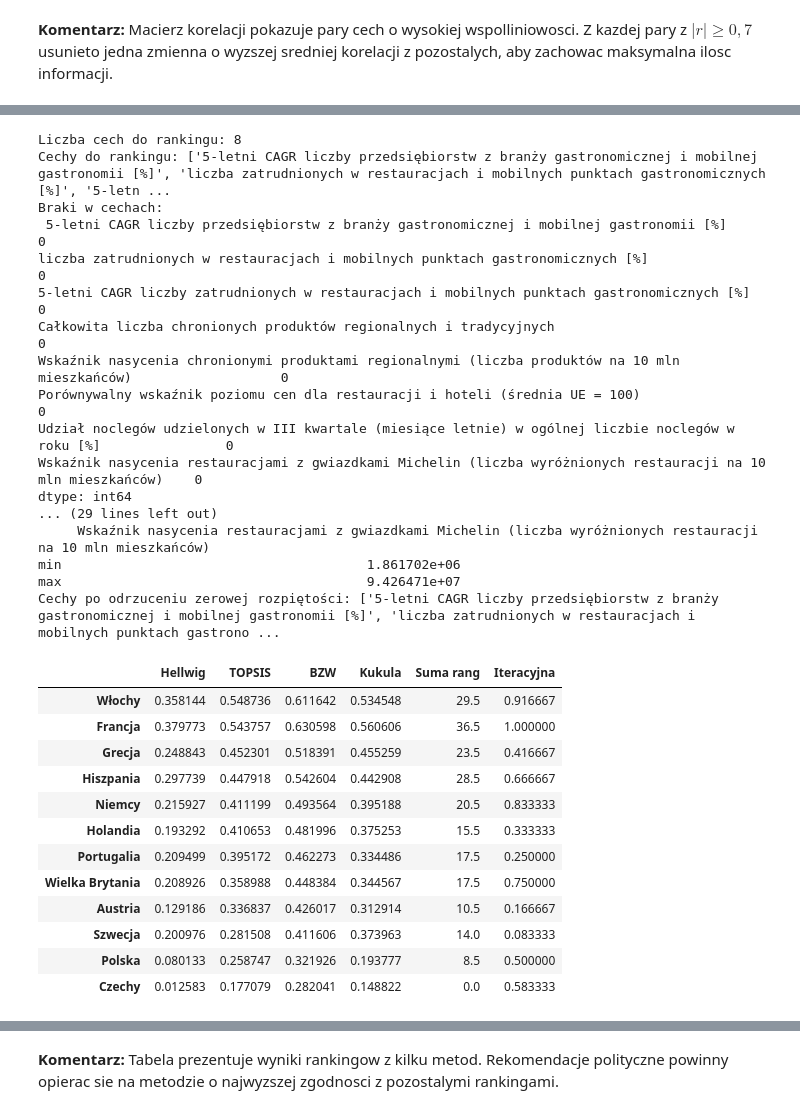
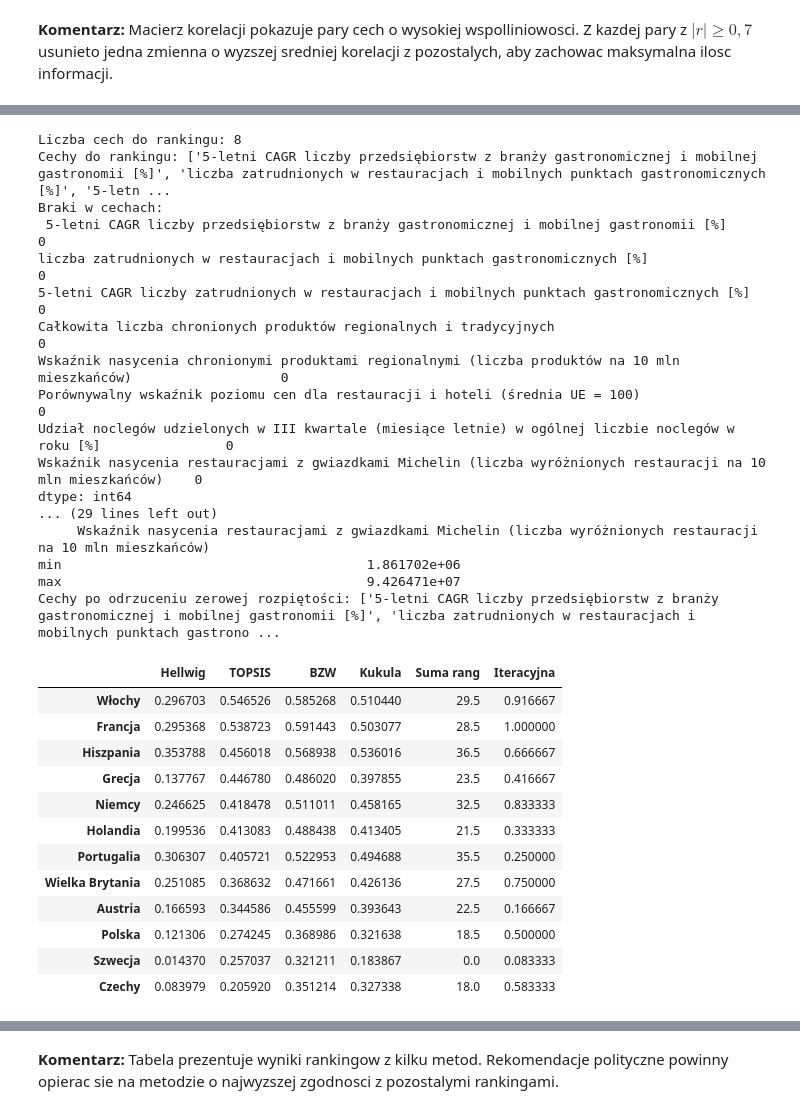
Before and after one commit to Kruciii/Turystyka-gastronomiczna, a Jupyter notebook: 1.ipynb, the cells around one changed output, grey strips where cells are left out. Cells and saved outputs as stored; diff of their text form; code cells hidden in the pictures.

```diff
--- a/1.ipynb
+++ b/1.ipynb
@@ -221,6 +218,11 @@ df_project = df_project.drop(columns=[c for c in df_project.columns if c.startsw
 id_col = "Państwo"
 numeric_cols = df_project.select_dtypes(include="number").columns.tolist()
 numeric_cols = [c for c in numeric_cols if c != id_col]
+
+destimulants = [
+    "Porównywalny wskaźnik poziomu cen dla restauracji i hoteli (średnia UE = 100)",
+    "Udział noclegów udzielonych w III kwartale (miesiące letnie) w ogólnej liczbie noclegów w roku [%]"
+]
 
 # imputacja brakow srednia dla potrzeb miar syntetycznych
 df_project[numeric_cols] = df_project[numeric_cols].apply(lambda s: s.fillna(s.mean()))
@@ -372,32 +391,56 @@ print("Cechy po odrzuceniu zerowej rozpiętości:", list(X.columns))
 if X.shape[1] == 0:
     raise ValueError("Brak cech do rankingu po selekcji. Sprawdz Vj i prog korelacji.")
 
-# Normalizacje (zabezpieczenia przed dzieleniem przez 0)
+cols = X.columns.tolist()
 min_vals = X.min()
 max_vals = X.max()
 range_vals = (max_vals - min_vals).replace(0, 1)
-X_minmax = (X - min_vals) / range_vals
+max_safe = max_vals.replace(0, 1)
+
+# Normalizacje (destymulanty -> stymulanty)
+X_minmax = pd.DataFrame(index=X.index)
+for col in cols:
+    if col in destimulants:
+        X_minmax[col] = (max_vals[col] - X[col]) / range_vals[col]
+    else:
+        X_minmax[col] = (X[col] - min_vals[col]) / range_vals[col]
 X_minmax = X_minmax.fillna(0)
-max_safe = max_vals.replace(0, 1)
-X_ratio = X / max_safe
+
+X_ratio = pd.DataFrame(index=X.index)
+for col in cols:
+    if col in destimulants:
+        X_ratio[col] = min_vals[col] / X[col].replace(0, 1)
+    else:
+        X_ratio[col] = X[col] / max_safe[col]
 X_ratio = X_ratio.fillna(0)
+
 std_vals = X.std(ddof=1).replace(0, 1)
 X_z = (X - X.mean()) / std_vals
 X_z = X_z.fillna(0)
+
 norm_vals = X.pow(2).sum(axis=0).pow(0.5).replace(0, 1)
 X_vec = X / norm_vals
 X_vec = X_vec.fillna(0)
 
 # Hellwig (na standaryzacji z-score)
-pattern = X_z.max()
+pattern = pd.Series(index=cols, dtype=float)
+for col in cols:
+    pattern[col] = X_z[col].min() if col in destimulants else X_z[col].max()
 d = ((X_z - pattern) ** 2).sum(axis=1).pow(0.5)
 d0 = d.mean() + 2 * d.std(ddof=1)
 hellwig = 1 - (d / d0)
 hellwig = hellwig.clip(lower=0)
 
 # TOPSIS (na normalizacji wektorowej)
-ideal = X_vec.max()
-anti = X_vec.min()
+ideal = pd.Series(index=cols, dtype=float)
+anti = pd.Series(index=cols, dtype=float)
+for col in cols:
+    if col in destimulants:
+        ideal[col] = X_vec[col].min()
+        anti[col] = X_vec[col].max()
+    else:
+        ideal[col] = X_vec[col].max()
+        anti[col] = X_vec[col].min()
 d_plus = ((X_vec - ideal) ** 2).sum(axis=1).pow(0.5)
 d_minus = ((X_vec - anti) ** 2).sum(axis=1).pow(0.5)
 topsis = d_minus / (d_plus + d_minus)
@@ -408,8 +451,13 @@ bzw = X_ratio.mean(axis=1)
 # Kukula (unitaryzacja zerowana = min-max)
 kukula = X_minmax.mean(axis=1)
 
-# Suma rang
-ranks = X.rank(ascending=False, method="average")
+# Suma rang (odwrocona: wyzsza wartosc = lepsza pozycja)
+ranks = pd.DataFrame(index=X.index)
+for col in cols:
+    if col in destimulants:
+        ranks[col] = X[col].rank(ascending=True, method="average")
+    else:
+        ranks[col] = X[col].rank(ascending=False, method="average")
 sum_ranks = ranks.sum(axis=1)
 sum_ranks = sum_ranks.max() - sum_ranks
 
@@ -427,42 +475,42 @@ iter_score = (len(iter_order) - iter_rank + 1) / len(iter_order)
 idx = df_final[id_col].values
 results = pd.DataFrame({
     "Hellwig": pd.Series(hellwig.values, index=idx),
     "TOPSIS": pd.Series(topsis.values, index=idx),
     "BZW": pd.Series(bzw.values, index=idx),
     "Kukula": pd.Series(kukula.values, index=idx),
     "Suma rang": pd.Series(sum_ranks.values, index=idx),
     "Iteracyjna": pd.Series(iter_score.values, index=idx),
 })
 results = results.sort_values(by="TOPSIS", ascending=False)
 display(results)
 # %% [output]
 Liczba cech do rankingu: 8
 Cechy do rankingu: ['5-letni CAGR liczby przedsiębiorstw z branży gastronomicznej i mobilnej gastronomii [%]', 'liczba zatrudnionych w restauracjach i mobilnych punktach gastronomicznych [%]', '5-letn ...
 Braki w cechach:
  5-letni CAGR liczby przedsiębiorstw z branży gastronomicznej i mobilnej gastronomii [%]                           0
 liczba zatrudnionych w restauracjach i mobilnych punktach gastronomicznych [%]                                    0
 5-letni CAGR liczby zatrudnionych w restauracjach i mobilnych punktach gastronomicznych [%]                       0
 Całkowita liczba chronionych produktów regionalnych i tradycyjnych                                                0
 Wskaźnik nasycenia chronionymi produktami regionalnymi (liczba produktów na 10 mln mieszkańców)                   0
 Porównywalny wskaźnik poziomu cen dla restauracji i hoteli (średnia UE = 100)                                     0
 Udział noclegów udzielonych w III kwartale (miesiące letnie) w ogólnej liczbie noclegów w roku [%]                0
 Wskaźnik nasycenia restauracjami z gwiazdkami Michelin (liczba wyróżnionych restauracji na 10 mln mieszkańców)    0
 dtype: int64
 ... (29 lines left out)
      Wskaźnik nasycenia restauracjami z gwiazdkami Michelin (liczba wyróżnionych restauracji na 10 mln mieszkańców)
 min                                       1.861702e+06
 max                                       9.426471e+07
 Cechy po odrzuceniu zerowej rozpiętości: ['5-letni CAGR liczby przedsiębiorstw z branży gastronomicznej i mobilnej gastronomii [%]', 'liczba zatrudnionych w restauracjach i mobilnych punktach gastrono ...
 |  | Hellwig | TOPSIS | BZW | Kukula | Suma rang | Iteracyjna |
-| Włochy | 0.358144 | 0.548736 | 0.611642 | 0.534548 | 29.5 | 0.916667 |
-| Francja | 0.379773 | 0.543757 | 0.630598 | 0.560606 | 36.5 | 1.000000 |
-| Grecja | 0.248843 | 0.452301 | 0.518391 | 0.455259 | 23.5 | 0.416667 |
-| Hiszpania | 0.297739 | 0.447918 | 0.542604 | 0.442908 | 28.5 | 0.666667 |
-| Niemcy | 0.215927 | 0.411199 | 0.493564 | 0.395188 | 20.5 | 0.833333 |
-| Holandia | 0.193292 | 0.410653 | 0.481996 | 0.375253 | 15.5 | 0.333333 |
-| Portugalia | 0.209499 | 0.395172 | 0.462273 | 0.334486 | 17.5 | 0.250000 |
-| Wielka Brytania | 0.208926 | 0.358988 | 0.448384 | 0.344567 | 17.5 | 0.750000 |
-| Austria | 0.129186 | 0.336837 | 0.426017 | 0.312914 | 10.5 | 0.166667 |
-| Szwecja | 0.200976 | 0.281508 | 0.411606 | 0.373963 | 14.0 | 0.083333 |
-| Polska | 0.080133 | 0.258747 | 0.321926 | 0.193777 | 8.5 | 0.500000 |
-| Czechy | 0.012583 | 0.177079 | 0.282041 | 0.148822 | 0.0 | 0.583333 |
+| Włochy | 0.296703 | 0.546526 | 0.585268 | 0.510440 | 29.5 | 0.916667 |
+| Francja | 0.295368 | 0.538723 | 0.591443 | 0.503077 | 28.5 | 1.000000 |
+| Hiszpania | 0.353788 | 0.456018 | 0.568938 | 0.536016 | 36.5 | 0.666667 |
+| Grecja | 0.137767 | 0.446780 | 0.486020 | 0.397855 | 23.5 | 0.416667 |
+| Niemcy | 0.246625 | 0.418478 | 0.511011 | 0.458165 | 32.5 | 0.833333 |
+| Holandia | 0.199536 | 0.413083 | 0.488438 | 0.413405 | 21.5 | 0.333333 |
+| Portugalia | 0.306307 | 0.405721 | 0.522953 | 0.494688 | 35.5 | 0.250000 |
+| Wielka Brytania | 0.251085 | 0.368632 | 0.471661 | 0.426136 | 27.5 | 0.750000 |
+| Austria | 0.166593 | 0.344586 | 0.455599 | 0.393643 | 22.5 | 0.166667 |
+| Polska | 0.121306 | 0.274245 | 0.368986 | 0.321638 | 18.5 | 0.500000 |
+| Szwecja | 0.014370 | 0.257037 | 0.321211 | 0.183867 | 0.0 | 0.083333 |
+| Czechy | 0.083979 | 0.205920 | 0.351214 | 0.327338 | 18.0 | 0.583333 |
```
Also changed, not shown: parts of 15 cells of this notebook, 9 other files.
